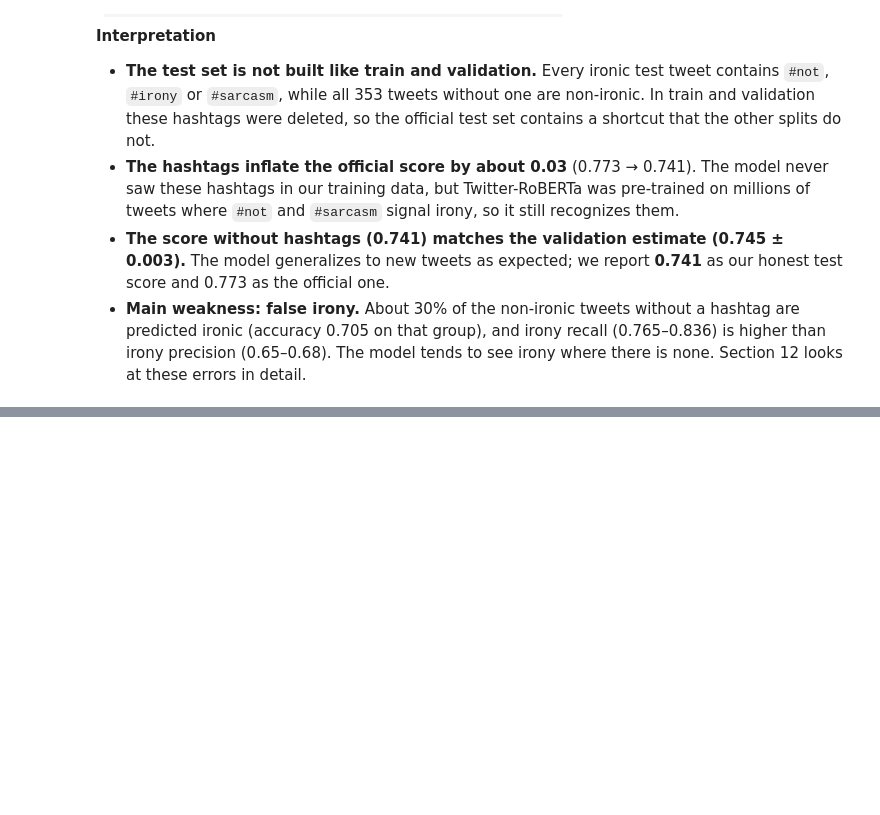
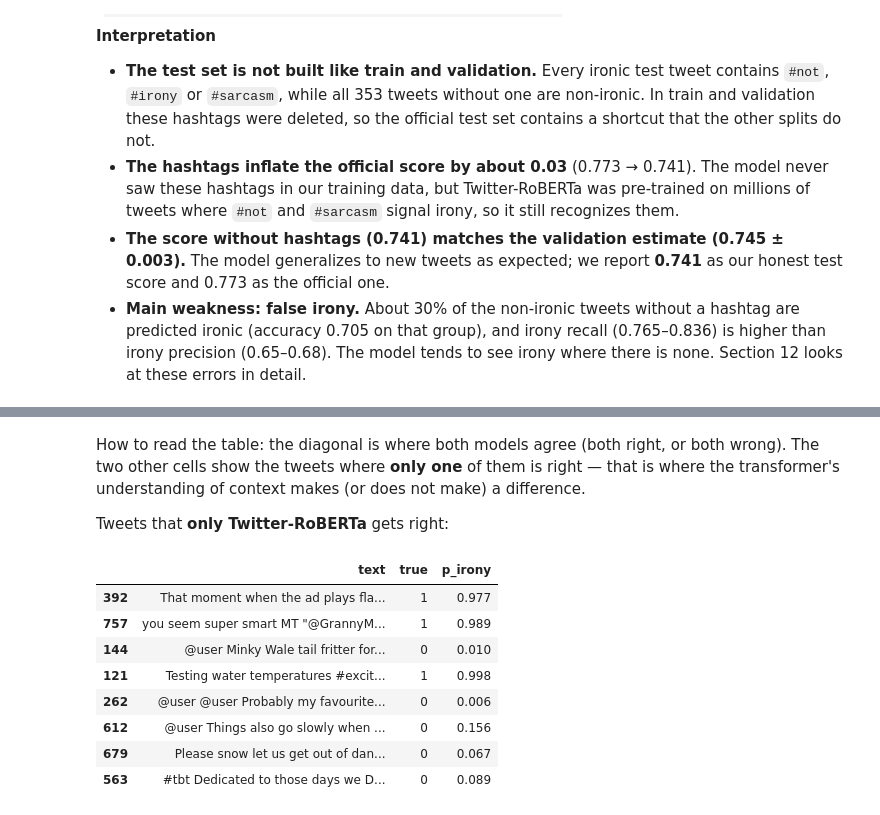
Before and after one commit to MohamedChaker-bha/irony-detection, a Jupyter notebook: notebooks/04_transformer.ipynb, the cells around one changed output, grey strips where cells are left out. Saved outputs shown, nothing was run; the diff lists cells and outputs as text; code cells hidden in the pictures; blank space fills up the shorter version.

Commit message:
Task D: error analysis, metrics_D.csv, conclusion — final run

```diff
--- a/notebooks/04_transformer.ipynb
+++ b/notebooks/04_transformer.ipynb
@@ -975,7 +990,7 @@ The test tweets go through exactly the same preparation as training (`@user`/`ht
 from sklearn.metrics import classification_report, ConfusionMatrixDisplay
 import matplotlib.pyplot as plt
 
-test_output = tw_trainer.predict(tw_tokenized_ds["test"])
+test_output = final_trainer.predict(tw_tokenized_ds["test"])
 
 y_true_test = test_output.label_ids                           # correct answers
 y_pred_test = np.argmax(test_output.predictions, axis=-1)     # biggest of the 2 scores -> 0 or 1
@@ -1040,7 +1062,7 @@ ds_test_clean = Dataset.from_pandas(test_clean_df)
 ds_test_clean = ds_test_clean.map(lambda batch: {"text": [preprocess(t) for t in batch["text"]]}, batched=True)
 tw_test_clean = ds_test_clean.map(tw_tokenize, batched=True)
 
-clean_output = tw_trainer.predict(tw_test_clean)
+clean_output = final_trainer.predict(tw_test_clean)
 y_pred_clean = np.argmax(clean_output.predictions, axis=-1)
 
 print("Test macro-F1 WITHOUT the hashtags:", round(f1_score(y_true_test, y_pred_clean, average="macro"), 4))
@@ -1074,0 +1137,4 @@ weighted avg      0.758     0.746     0.749       784
+# %%
+pd.set_option("display.max_colwidth", None)   # show the full tweet text
+
+analysis[analysis["result"] == "FP"].sort_values("p_irony", ascending=False).head(10)[["text", "p_irony"]]
@@ -1074,0 +1177,26 @@ weighted avg      0.758     0.746     0.749       784
+# %%
+from sklearn.feature_extraction.text import TfidfVectorizer
+from sklearn.linear_model import LogisticRegression
+from sklearn.pipeline import Pipeline
+
+proc_train = pd.read_csv("../data/processed/train.csv", keep_default_na=False)
+proc_test = pd.read_csv("../data/processed/test.csv", keep_default_na=False)   # same order as test_df
+
+logreg = Pipeline([
+    ("tfidf", TfidfVectorizer(token_pattern=r"[\w']+|[^\w\s]", lowercase=False, ngram_range=(1, 2), min_df=2)),
+    ("clf", LogisticRegression(C=3, max_iter=1000, random_state=42)),
+])
+logreg.fit(proc_train["text_clean"], proc_train["label"])
+
+# Same hashtag removal + space normalization as for the transformer
+test_text_lr = proc_test["text_clean"].str.replace(HASHTAG_RE, "", regex=True).str.split().str.join(" ")
+y_pred_lr = logreg.predict(test_text_lr)
+
+print("LogReg          — test macro-F1 (hashtags removed):", round(f1_score(y_true_test, y_pred_lr, average="macro"), 4))
+print("Twitter-RoBERTa — test macro-F1 (hashtags removed):", round(f1_score(y_true_test, y_pred_clean, average="macro"), 4))
+
+analysis["logreg_pred"] = y_pred_lr
+rob_ok = analysis["pred"] == analysis["true"]
+lr_ok = analysis["logreg_pred"] == analysis["true"]
+
+pd.crosstab(rob_ok.rename("Twitter-RoBERTa correct"), lr_ok.rename("LogReg correct"), margins=True)
@@ -1074,0 +1211,16 @@ weighted avg      0.758     0.746     0.749       784
+# %% [markdown]
+How to read the table: the diagonal is where both models agree (both right, or both wrong). The two other cells show the tweets where **only one** of them is right — that is where the transformer's understanding of context makes (or does not make) a difference.
+
+Tweets that **only Twitter-RoBERTa** gets right:
+# %%
+analysis[rob_ok & ~lr_ok].sample(8, random_state=42)[["text", "true", "p_irony"]]
+# %% [output]
+|  | text | true | p_irony |
+| 392 | That moment when the ad plays fla... | 1 | 0.977 |
+| 757 | you seem super smart MT "@GrannyM... | 1 | 0.989 |
+| 144 | @user Minky Wale tail fritter for... | 0 | 0.010 |
+| 121 | Testing water temperatures #excit... | 1 | 0.998 |
+| 262 | @user @user Probably my favourite... | 0 | 0.006 |
+| 612 | @user Things also go slowly when ... | 0 | 0.156 |
+| 679 | Please snow let us get out of dan... | 0 | 0.067 |
+| 563 | #tbt Dedicated to those days we D... | 0 | 0.089 |
```
Also changed, not shown: parts of 28 cells of this notebook, 1 other file.
